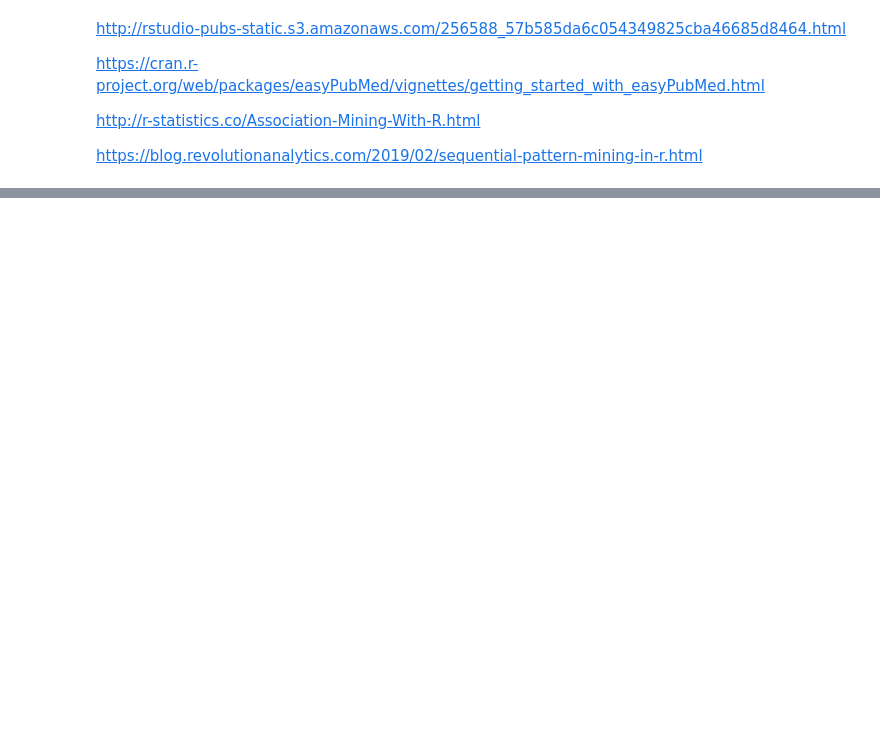
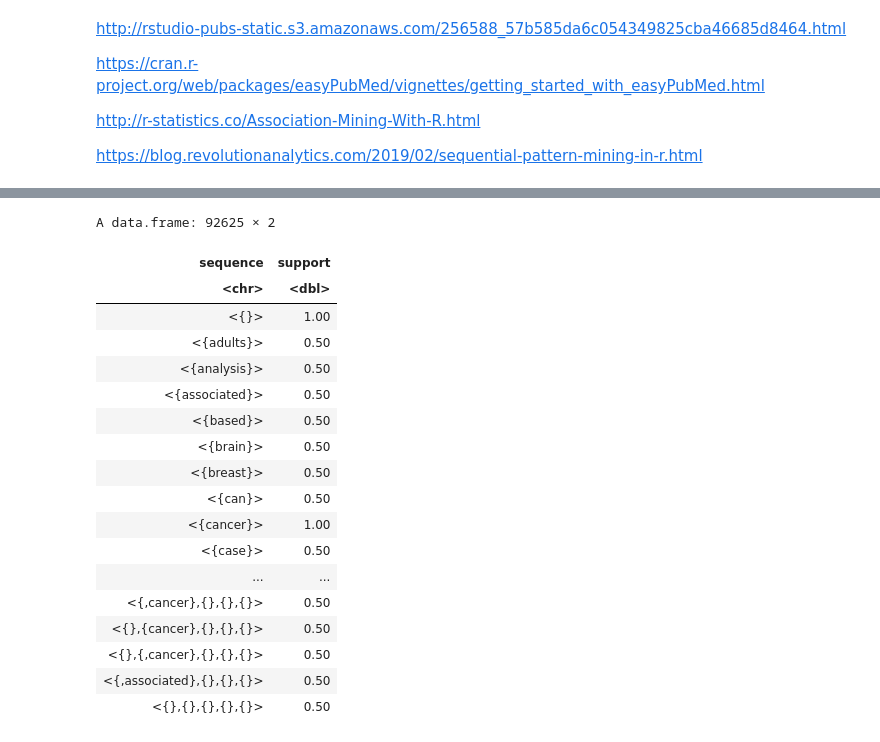
Before and after one commit to GuptaNavdeep1983/CS688, a Jupyter notebook: Assignment7.ipynb, the cells around one changed output, grey strips where cells are left out. Saved outputs shown, nothing was run; the diff lists cells and outputs as text; code cells hidden in the pictures; blank space fills up the shorter version.

```diff
--- a/Assignment7.ipynb
+++ b/Assignment7.ipynb
@@ -165,0 +131,5 @@ dataframe
+# %%
+write.table(dataframe, "mytxtout.txt", sep=" ", row.names = FALSE, col.names = FALSE, quote = FALSE)
+trans_matrix <- read_baskets("mytxtout.txt", sep = " ", info = c("sequenceID","eventID"))
+
+inspect(head(trans_matrix))
@@ -165,0 +154,4 @@ dataframe
+# %%
+# summary(pubmed.tran)
+library(arulesSequences)
+frequent_pattern <-cspade(trans_matrix,parameter = list(support = 0.5), control = list(verbose = TRUE))
@@ -165,0 +175,22 @@ dataframe
+# %%
+as(frequent_pattern, "data.frame")
+# %% [output]
+A data.frame: 92625 × 2
+| sequence | support |
+| <chr> | <dbl> |
+| <{}> | 1.00 |
+| <{adults}> | 0.50 |
+| <{analysis}> | 0.50 |
+| <{associated}> | 0.50 |
+| <{based}> | 0.50 |
+| <{brain}> | 0.50 |
+| <{breast}> | 0.50 |
+| <{can}> | 0.50 |
+| <{cancer}> | 1.00 |
+| <{case}> | 0.50 |
+| ... | ... |
+| <{,cancer},{},{},{}> | 0.50 |
+| <{},{cancer},{},{},{}> | 0.50 |
+| <{},{,cancer},{},{},{}> | 0.50 |
+| <{,associated},{},{},{}> | 0.50 |
+| <{},{},{},{},{}> | 0.50 |
```
Also changed, not shown: parts of 22 cells of this notebook.
